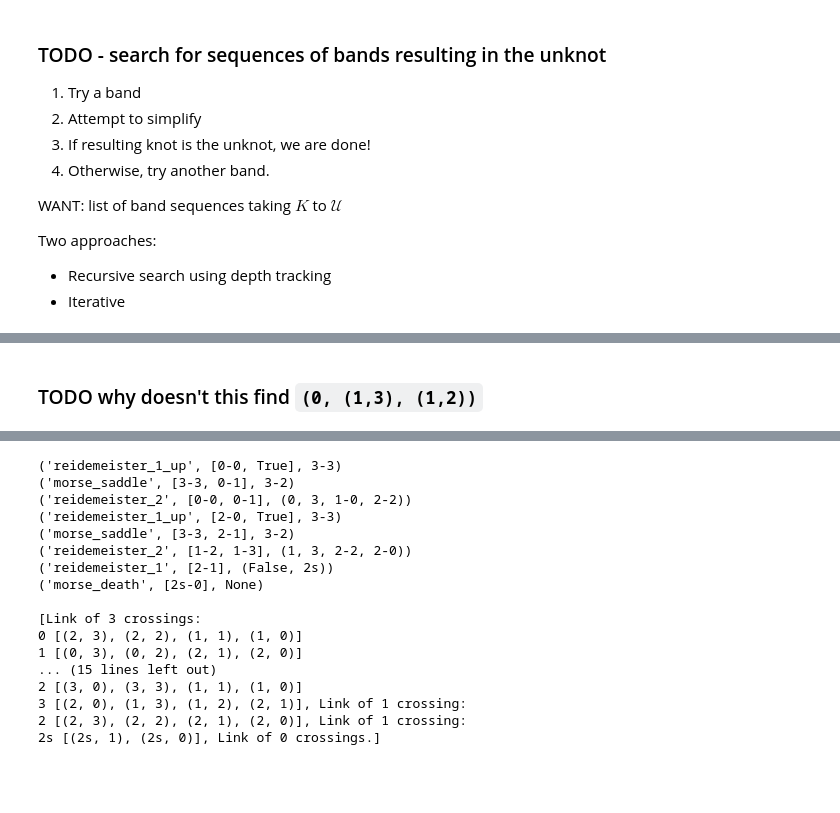
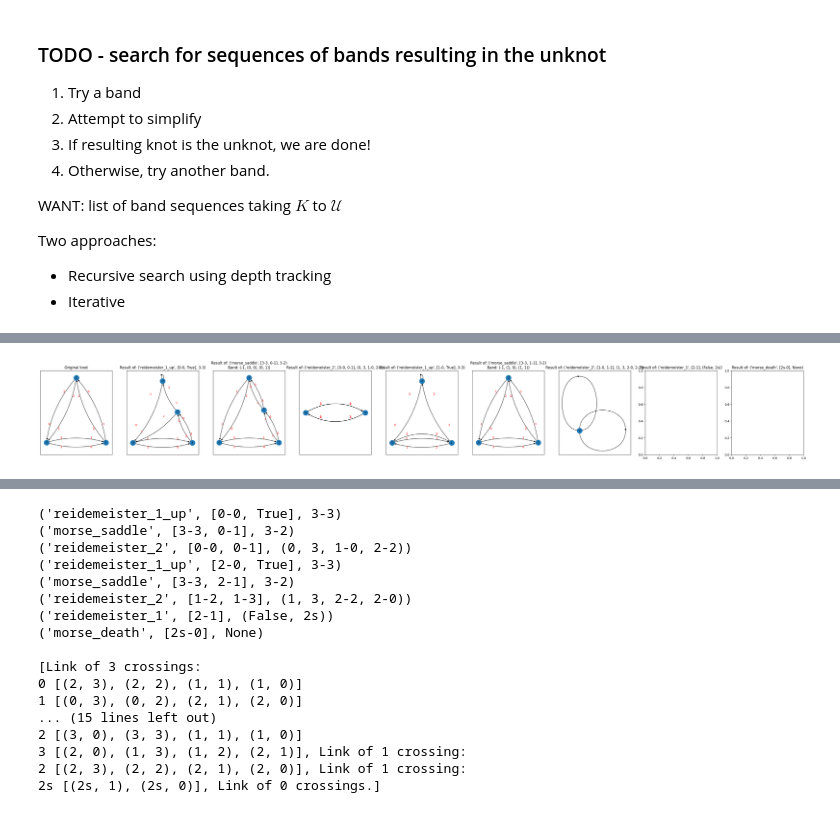
Before and after one commit to JulesGB/KnotGeography, a Jupyter notebook: bands to unknot.ipynb, the cells around one changed output, grey strips where cells are left out. Cells and saved outputs as stored; diff of their text form; code cells hidden in the pictures; blank space fills up the shorter version.

Commit message:
dband seq movie drawing (mostly complete)

```diff
--- a/bands to unknot.ipynb
+++ b/bands to unknot.ipynb
@@ -99,8 +73,8 @@ def try_bands_helper(cob : khovanov.Cobordism, prev_bands : list, max_depth=5, r
     # only get full Crossings, not CrossingStrands
     crossings = [c for c in cob.links[-1].crossings if len(c.adjacent) == 4]
     strands = [0,1,2,3]
-    # twists = [-1,0,1]
-    twists = [0]
+    twists = [-1,0,1]
+    #twists = [0]
     cs_pairs = itertools.product(crossings, strands)
 
     results = []
@@ -136,15 +137,33 @@ def try_bands(knot : khovanov.Link, max_depth=5, return_cob=False):
 # %%
-def draw_movie(K, band_seq):
-  cob = khovanov.Cobordism(K)
-  for band in band_seq:
-    cob.band_move(band)
+def draw_movie(cob, band_seq):
+  links = list(cob.links)
+  n = len(links)
+  band_idx = 0
 
-  for l in cbb.links:
-    draw_adjacency_graph(l)
-    plt.show()
+  plt.figure(figsize=(5*n, 5))
+  for i, link in enumerate(links):
+    move = cob.movie[i-1]
+    title = 'Original knot' if i == 0 else f'Result of: {move}'
+    if move[0] == 'morse_saddle': # band applied
+      title += f'\nBand: {band_seq[band_idx]}'
+      band_idx += 1
+    plt.subplot(1, n, i+1, title=title)
+
+    # ignore the empty link
+    if move[0] == 'morse_death' and len(link.crossings) == 0: continue
+    try:
+      snappy_link = snappy.Link(link.PD_code())
+      draw_adjacency_graph(snappy_link)
+    except:
+      print(f'')
+      continue
+  plt.show()
 # %%
 K = khovanov.Link(snappy.Link("3_1").PD_code())
-bands = try_bands(K, max_depth=3)
+band_seqs = try_bands(K, max_depth=3, return_cob=True)
+
+bands, cob = band_seqs[0]
+draw_movie(cob, bands)
+# %% [output]
+[figure, added]
-# %% [markdown]
-### TODO why doesn't this find `(0, (1,3), (1,2))`
 # %%
```
Also changed, not shown: parts of 20 cells of this notebook, 3 other files.
